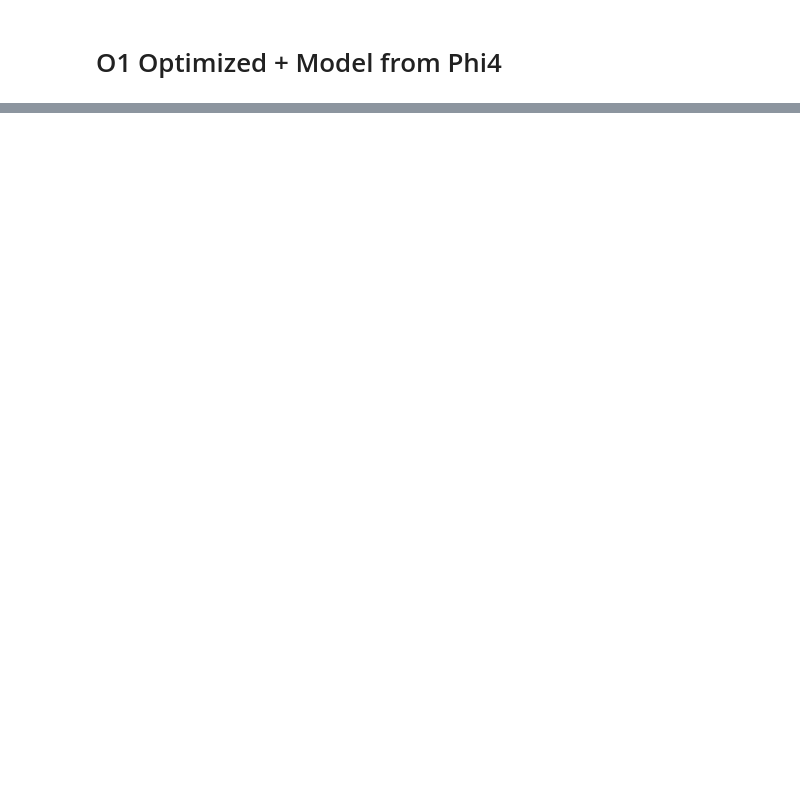
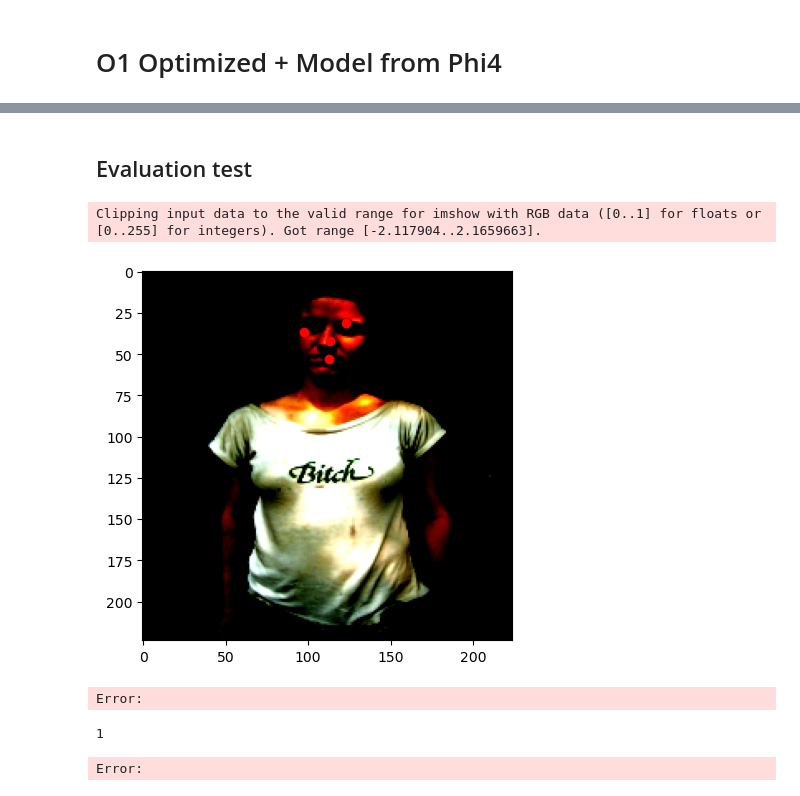
Before and after one commit to Zeepat/face-keypoint-detection, a Jupyter notebook: train.ipynb, the cells around one changed output, grey strips where cells are left out. Saved outputs shown, nothing was run; the diff lists cells and outputs as text; code cells hidden in the pictures; blank space fills up the shorter version.

```diff
--- a/train.ipynb
+++ b/train.ipynb
@@ -139,0 +153,61 @@ Best model saved at epoch 1 with Val Loss: 0.0352
+# %% [markdown]
+## Evaluation test
+# %%
+import matplotlib.pyplot as plt
+import matplotlib.patches as patches
+
+# Get an example from the test data
+example_data = test_loader.dataset[484]
+
+example_image = example_data[0].unsqueeze(0).to(device)
+example_keypoints = example_data[1].to(device)
+example_bbox = example_data[2].to(device)
+
+model = FacialLandmarkAndBBoxModel().to(device)
+model_dict ="./model/models/best_model.pth"
+
+model.load_state_dict(torch.load(model_dict)["model_state_dict"])
+
+# Set the model to evaluation mode
+model.eval()
+
+# Get the model predictions
+with torch.no_grad():
+    pred_keypoints, pred_bbox = model(example_image)
+
+# Convert predictions to numpy for plotting
+pred_keypoints_np = pred_keypoints.cpu().numpy().reshape(-1, 2)
+pred_bbox_np = pred_bbox.cpu().numpy().reshape(-1)
+
+# Multiply the predicted bounding box values by the image width and height
+pred_bbox_np[0] *= example_image.shape[3]
+pred_bbox_np[1] *= example_image.shape[2]
+pred_bbox_np[2] *= example_image.shape[3]
+pred_bbox_np[3] *= example_image.shape[2]
+
+# Multiply the predicted keypoints by the image width and height
+pred_keypoints_np[:, 0] *= example_image.shape[3]
+pred_keypoints_np[:, 1] *= example_image.shape[2]
+
+# Plot the image
+fig, ax = plt.subplots(1)
+ax.imshow(example_image.cpu().squeeze().permute(1, 2, 0))
+
+# Plot the predicted keypoints
+for (x, y) in pred_keypoints_np:
+    ax.plot(x, y, 'ro')
+
+# Plot the predicted bounding box
+# rect = patches.Rectangle((pred_bbox_np[0], pred_bbox_np[1]), pred_bbox_np[2], pred_bbox_np[3], linewidth=1, edgecolor='r', facecolor='none')
+# ax.add_patch(rect)
+
+plt.show()
+# %% [output]
+Clipping input data to the valid range for imshow with RGB data ([0..1] for floats or [0..255] for integers). Got range [-2.117904..2.1659663].
+[figure, added]
+Error:
+# %%
+example_image.shape[0]
+# %% [output]
+1
+Error:
```
Also changed, not shown: parts of 2 cells of this notebook, 1 other file.
